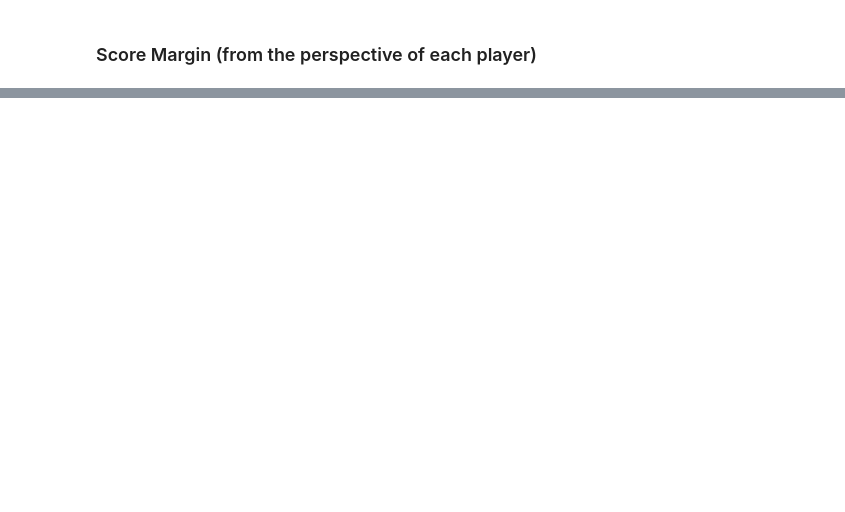
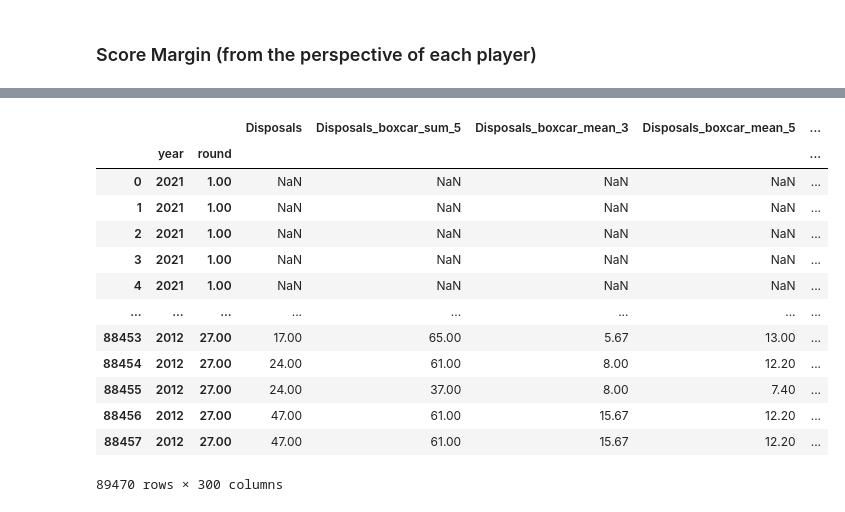
Before and after one commit to AaronLiftig/PredictAFL, a Jupyter notebook: AFL Analysis Data Cleaning.ipynb, the cells around one changed output, grey strips where cells are left out. Cells and saved outputs as stored; diff of their text form; code cells hidden in the pictures; blank space fills up the shorter version.

```diff
--- a/AFL Analysis Data Cleaning.ipynb
+++ b/AFL Analysis Data Cleaning.ipynb
@@ -343,0 +304,10 @@ df.xs(2020,level=1)['round'].value_counts()
+# %%
+shift_columns = ['Disposals', 'Kicks', 'Marks', 'Handballs', 'Goals', 'Behinds',
+                'Hit Outs', 'Tackles', 'Rebounds', 'Inside 50s', 'Clearances',
+                'Clangers', 'Frees', 'Frees Against', 'Brownlow Votes',
+                'Contested Possessions', 'Uncontested Possessions', 'Contested Marks',
+                'Marks Inside 50', 'One Percenters', 'Bounces', 'Goal Assists',
+                '% Played', 'Subs', 'venue', 'homeTeamScore', 'awayTeamScore',
+                'rainfall', 'Margin']
+
+average_and_sum_columns = [col for col in shift_columns if col not in ['venue', 'Margin', 'rainfall', 'Subs']]
@@ -343,0 +350,44 @@ df.xs(2020,level=1)['round'].value_counts()
+# %%
+def window_function(dataframe, column_list, year_list):
+    frame = None
+    for col in column_list:
+        for window_func in ('boxcar', 'exponential', 'triang'):
+            for func in ('sum', 'mean'):
+                for i in (3, 5): # Rolling window size
+                    for n, year in enumerate(year_list):
+                        year_df = dataframe.xs(year, level=1, drop_level=False)
+                        year_df = year_df.sort_index(level=['year', 'round'])
+                        df_shift = year_df.groupby(['playerId'])[col].shift()
+                        df_rolling = df_shift.rolling(i, win_type=window_func)
+                        if func == 'sum':
+                            df_rolling = df_rolling.sum()
+                        elif func == 'mean':
+                            df_rolling = df_rolling.mean()
+
+                        if n != 0:
+                            df = pd.concat([df, df_rolling])
+                        else:
+                            df = df_rolling
+                    if frame is None:
+                        frame = df
+                    else:
+                        frame = pd.concat((frame, df.rename(col+f'_{window_func}_{func}_{i}')), axis=1)
+    return frame
+# %%
+window_df = window_function(df, average_and_sum_columns, year_list)
+window_df
+# %% [output]
+|  |  |  | Disposals | Disposals_boxcar_sum_5 | Disposals_boxcar_mean_3 | Disposals_boxcar_mean_5 | ... |
+|  | year | round |  |  |  |  | ... |
+| 0 | 2021 | 1.00 | NaN | NaN | NaN | NaN | ... |
+| 1 | 2021 | 1.00 | NaN | NaN | NaN | NaN | ... |
+| 2 | 2021 | 1.00 | NaN | NaN | NaN | NaN | ... |
+| 3 | 2021 | 1.00 | NaN | NaN | NaN | NaN | ... |
+| 4 | 2021 | 1.00 | NaN | NaN | NaN | NaN | ... |
+| ... | ... | ... | ... | ... | ... | ... | ... |
+| 88453 | 2012 | 27.00 | 17.00 | 65.00 | 5.67 | 13.00 | ... |
+| 88454 | 2012 | 27.00 | 24.00 | 61.00 | 8.00 | 12.20 | ... |
+| 88455 | 2012 | 27.00 | 24.00 | 37.00 | 8.00 | 7.40 | ... |
+| 88456 | 2012 | 27.00 | 47.00 | 61.00 | 15.67 | 12.20 | ... |
+| 88457 | 2012 | 27.00 | 47.00 | 61.00 | 15.67 | 12.20 | ... |
+89470 rows × 300 columns
```
Also changed, not shown: parts of 44 cells of this notebook.
